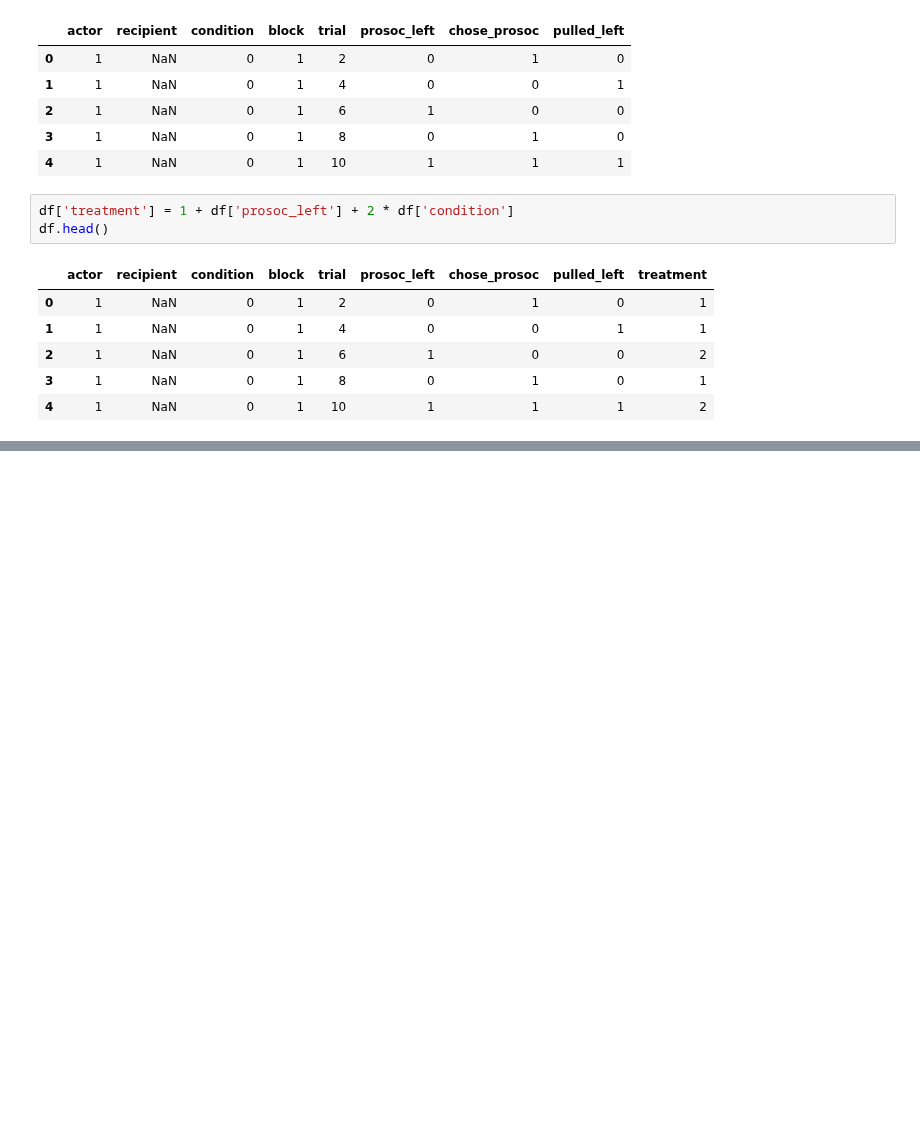
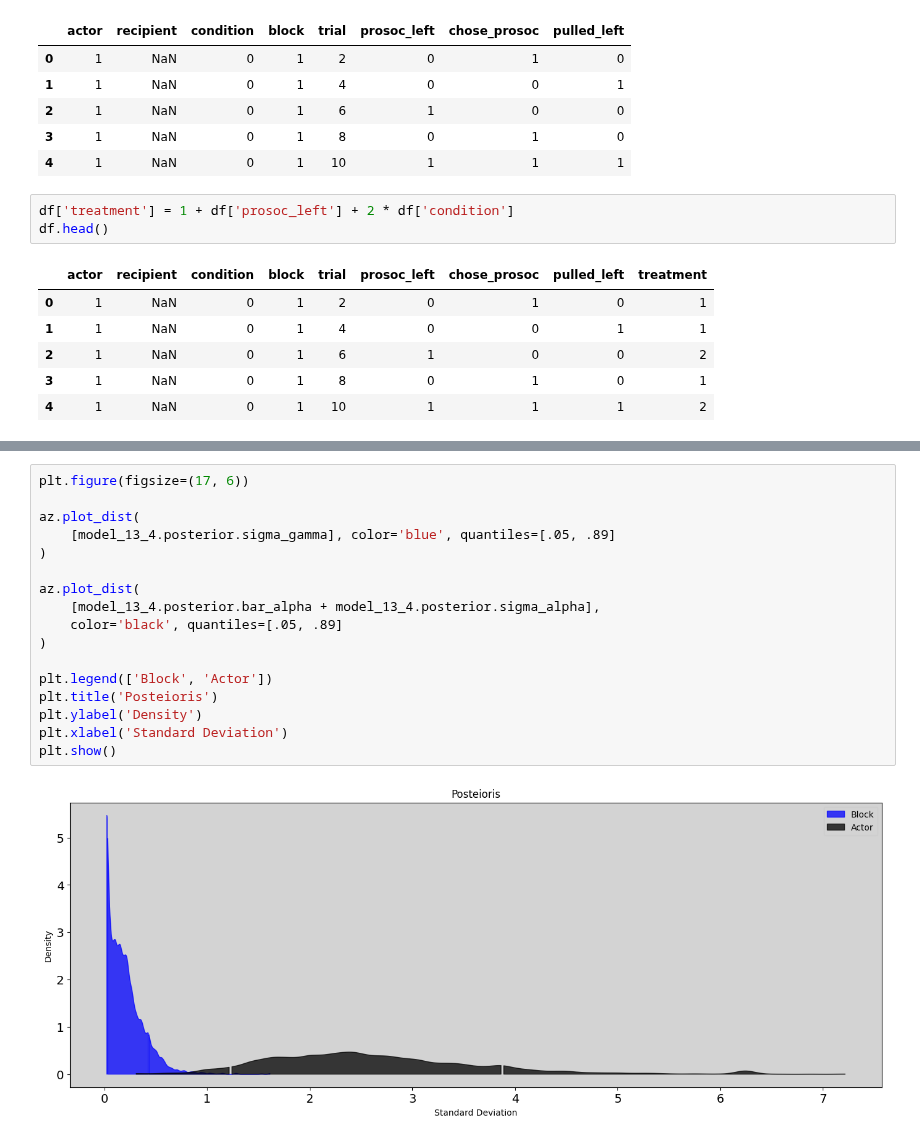
Before and after one commit to rodolphomacedo/statistical_rethinking_pt_BR, a Jupyter notebook: parte_13.ipynb, the cells around one changed output, grey strips where cells are left out. Cells and saved outputs as stored; diff of their text form; blank space fills up the shorter version.

```diff
--- a/parte_13.ipynb
+++ b/parte_13.ipynb
@@ -718,0 +913,19 @@ dat_list['qty_treatments'] = len(df['treatment'].unique())
+# %%
+plt.figure(figsize=(17, 6))
+
+az.plot_dist(
+    [model_13_4.posterior.sigma_gamma], color='blue', quantiles=[.05, .89]
+)
+
+az.plot_dist(
+    [model_13_4.posterior.bar_alpha + model_13_4.posterior.sigma_alpha],
+    color='black', quantiles=[.05, .89]
+)
+
+plt.legend(['Block', 'Actor'])
+plt.title('Posteioris')
+plt.ylabel('Density')
+plt.xlabel('Standard Deviation')
+plt.show()
+# %% [output]
+[figure, added]
```
Also changed, not shown: parts of 19 cells of this notebook.
